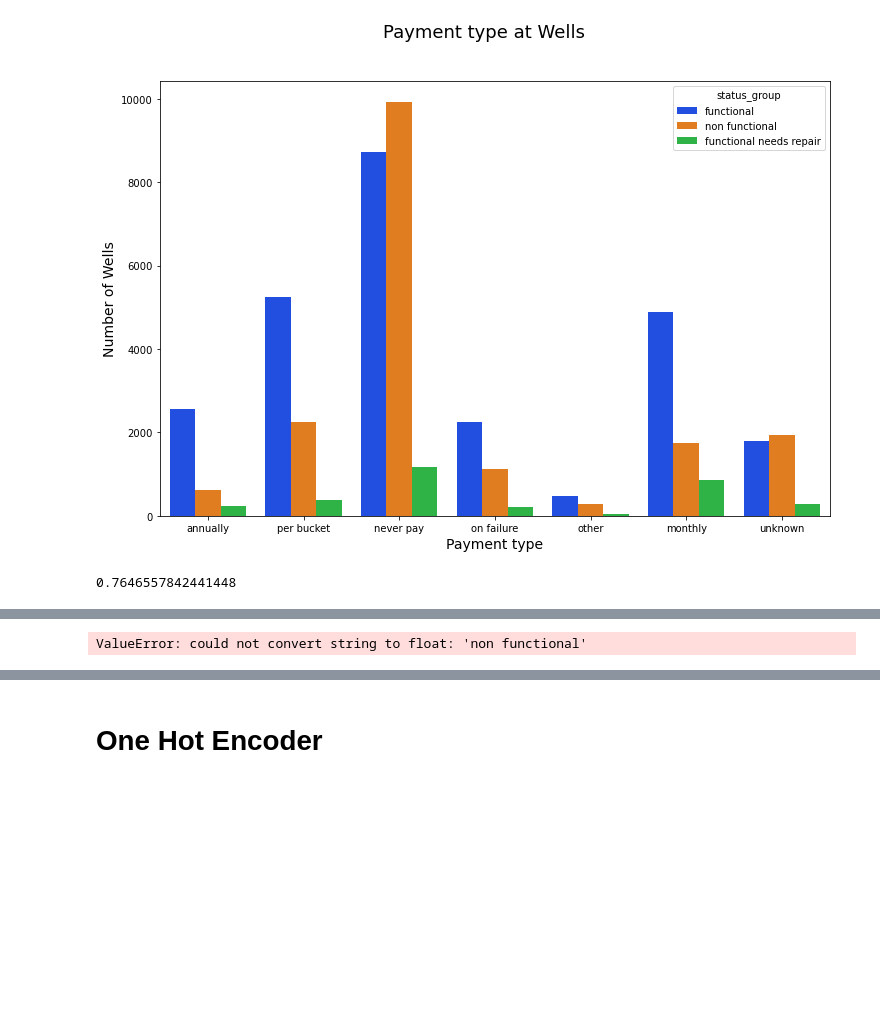
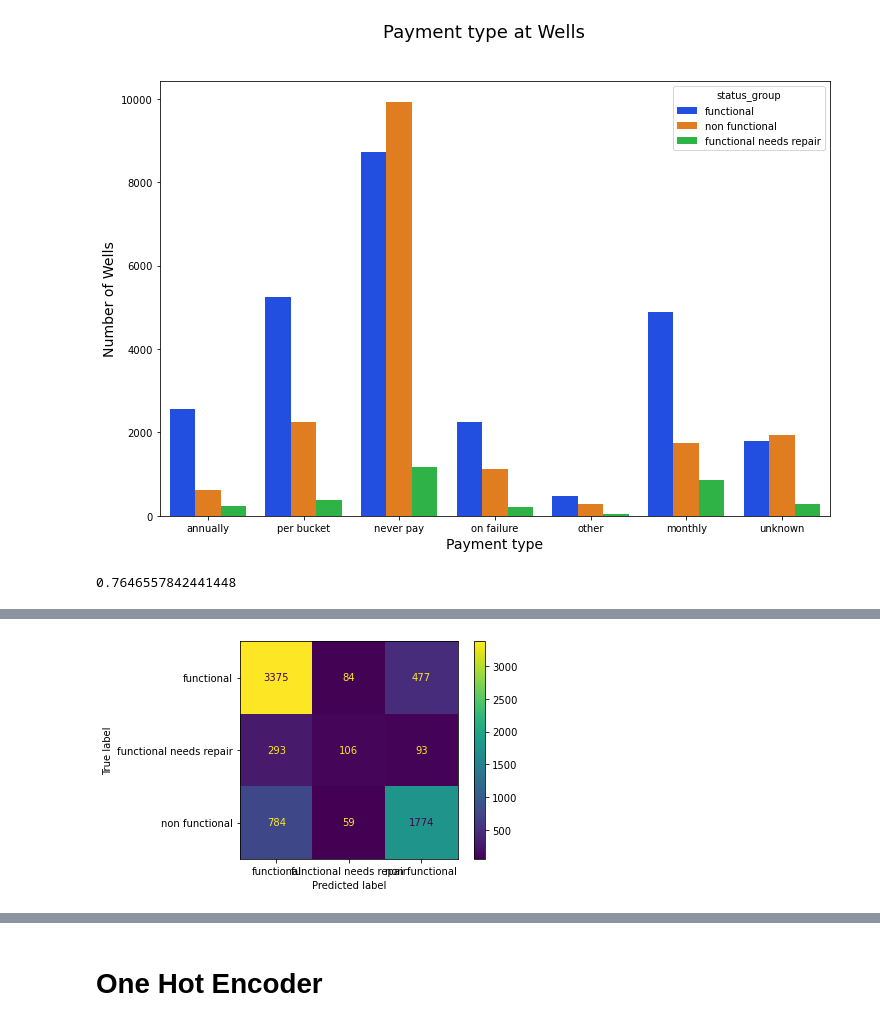
Before and after one commit to anniezhengaz/Phase3Projecct-Tanzanian_Water_Wells, a Jupyter notebook: eda-CLEAN-modeling.ipynb, the cells around one changed output, grey strips where cells are left out. Drawn from its saved outputs; the diff is of its cells as text; code cells hidden in the pictures; blank space fills up the shorter version.

```diff
--- a/eda-CLEAN-modeling.ipynb
+++ b/eda-CLEAN-modeling.ipynb
@@ -148,6 +153,7 @@ accuracy_score(y_test, y_pred)
 knn = KNeighborsClassifier()
 knn = knn.fit(X_train, y_train)
 # %%
-plot_confusion_matrix(knn, y_test, y_pred)
+#Confusion Matrix with KNeighborsClassifier
+plot_confusion_matrix(knn, X_test, y_test);
 # %% [output]
-ValueError: could not convert string to float: 'non functional'
+[figure, added]
```
Also changed, not shown: parts of 3 cells of this notebook.
